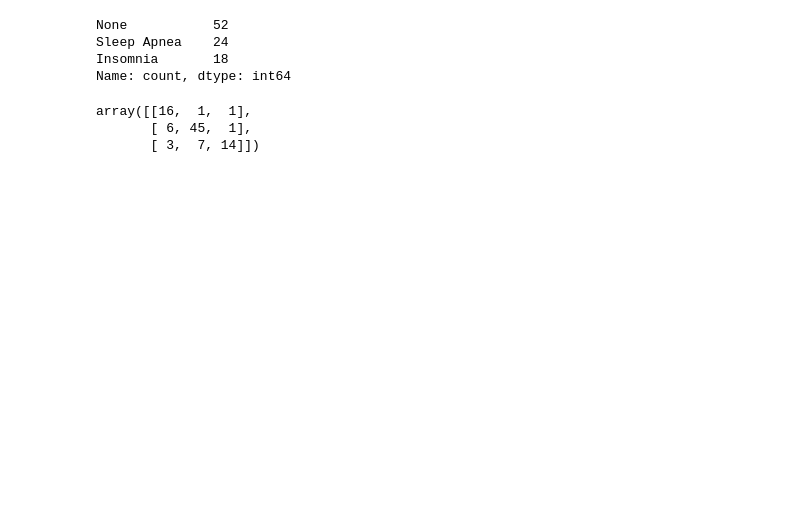
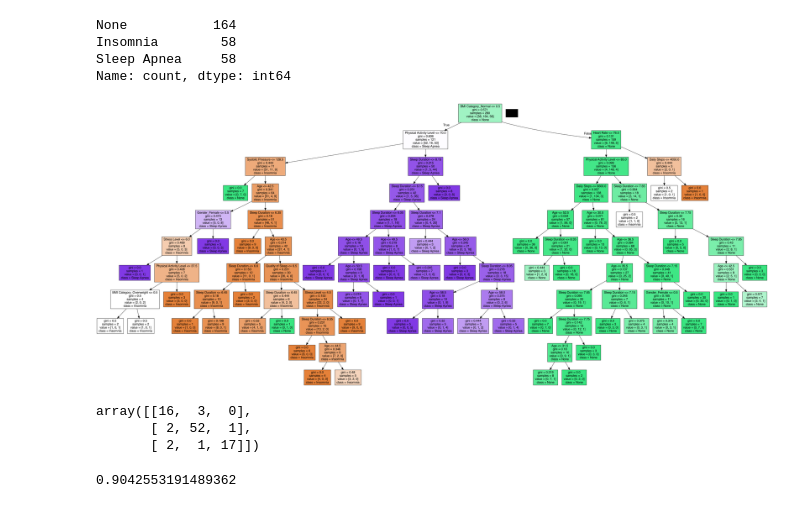
Before and after one commit to rpearce1/sleep-disorder-ml, a Jupyter notebook: supervised_learning.ipynb, the cells around one changed output. Saved outputs shown, nothing was run; the diff lists cells and outputs as text; code cells hidden in the pictures; blank space fills up the shorter version.

Commit message:
added decision tree analysis

```diff
--- a/supervised_learning.ipynb
+++ b/supervised_learning.ipynb
@@ -26,3 +35,10 @@ X_train, X_test, y_train, y_test = train_test_split(X, y)
+# %%
+pd.DataFrame(y_train).value_counts()
+# %% [output]
+None           164
+Insomnia        58
+Sleep Apnea     58
+Name: count, dtype: int64
 # %%
 X_train_scaled = StandardScaler().fit_transform(X_train)
 X_test_scaled = StandardScaler().fit_transform(X_test)
@@ -31,15 +47,4 @@ X_test_scaled = StandardScaler().fit_transform(X_test)
 model = tree.DecisionTreeClassifier()
 
 # Fitting the model
-model = model.fit(X_train_scaled, y_train)
-
-# Making predictions using the testing data
-predictions = model.predict(X_test_scaled)
+model = model.fit(X_train, y_train)
-# %%
-predictions
-pd.DataFrame(y_test).value_counts()
-# %% [output]
-None           52
-Sleep Apnea    24
-Insomnia       18
-Name: count, dtype: int64
@@ -46,7 +54,25 @@ Name: count, dtype: int64
+# %%
+# Create DOT data
+dot_data = tree.export_graphviz(
+    model, out_file=None, feature_names=X.columns, class_names=["Insomnia", "None","Sleep Apnea"], filled=True
+)
+
+# Draw graph
+graph = pydotplus.graph_from_dot_data(dot_data)
+
+graph.write_png(f'decision_tree{i}.png')
+
+# Show graph
+Image(graph.create_png())
+# %% [output]
+[figure, added]
 # %%
-cm = confusion_matrix(y_test, predictions)
-cm
+confusion_matrix(y_test, predictions)
 # %% [output]
-array([[16,  1,  1],
-       [ 6, 45,  1],
-       [ 3,  7, 14]])
+array([[16,  3,  0],
+       [ 2, 52,  1],
+       [ 2,  1, 17]])
+# %%
+accuracy_score(y_test,predictions)
+# %% [output]
+0.9042553191489362
```
Also changed, not shown: parts of 39 cells of this notebook, 2 other files.
